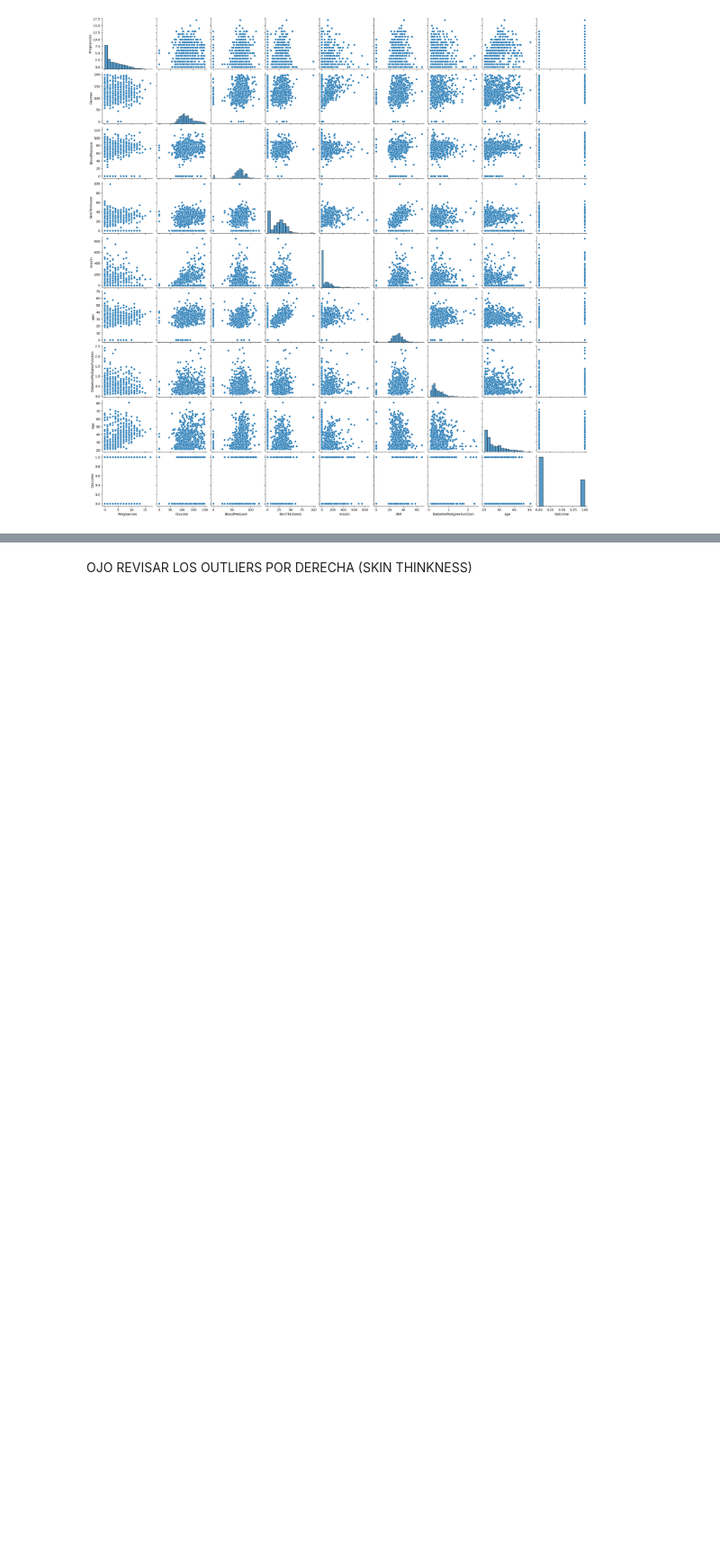
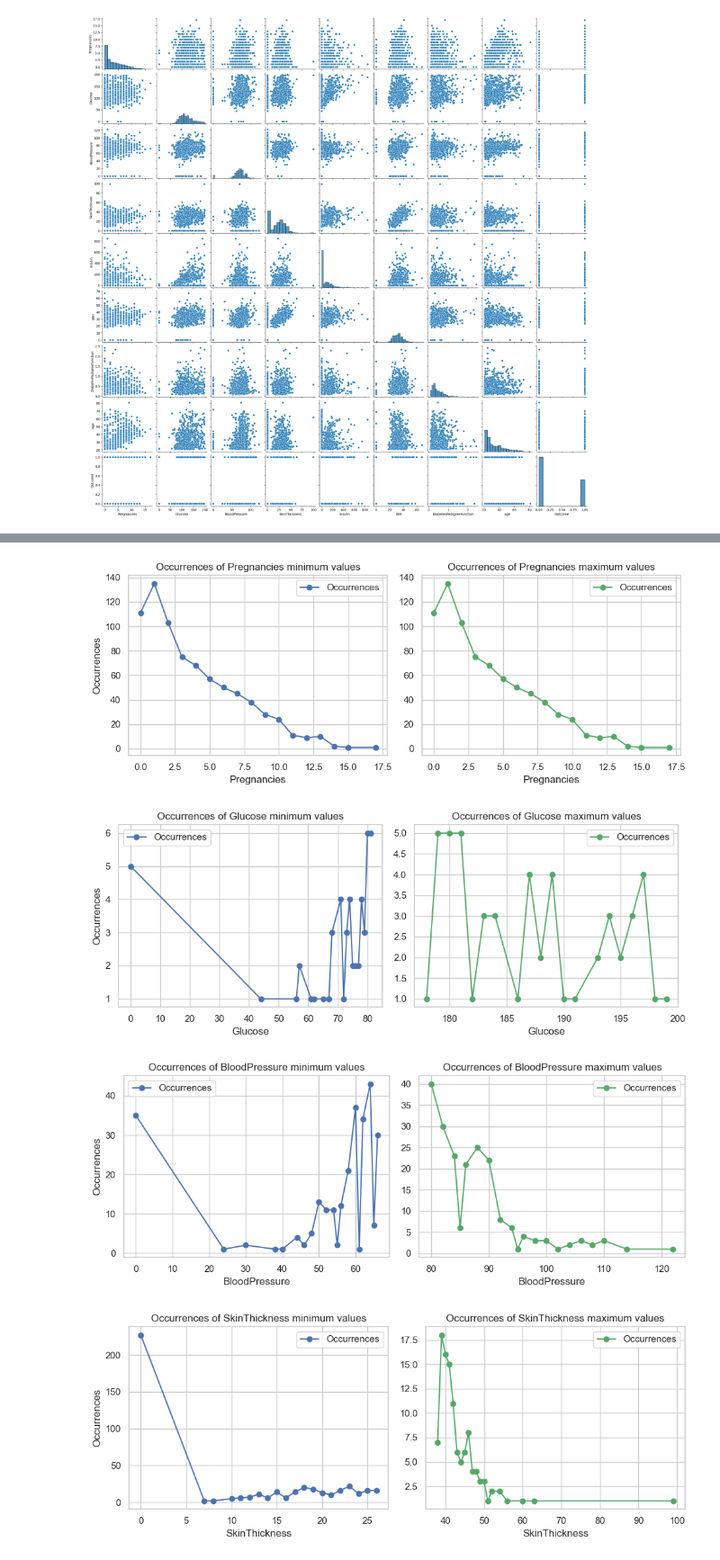
Before and after one commit to FEFO2/decision-tree-project-tutorial, a Jupyter notebook: src/03_exploratory_data_analysis.ipynb, the cells around one changed output, grey strips where cells are left out. Shown at 90% size. Cells and saved outputs as stored; diff of their text form; code cells hidden in the pictures; blank space fills up the shorter version.

```diff
--- a/src/03_exploratory_data_analysis.ipynb
+++ b/src/03_exploratory_data_analysis.ipynb
@@ -115,2 +92,7 @@ ut.outlier_analysis(clean_total_data,'Outcome')
-# %% [markdown]
-OJO REVISAR LOS OUTLIERS POR DERECHA (SKIN THINKNESS)
+# %%
+eda.min_max_records(total_data, 'Outcome', 20)
+# %% [output]
+[figure, added]
+[figure, added]
+[figure, added]
+[figure, added]
```
Also changed, not shown: parts of 36 cells of this notebook, 6 other files.
